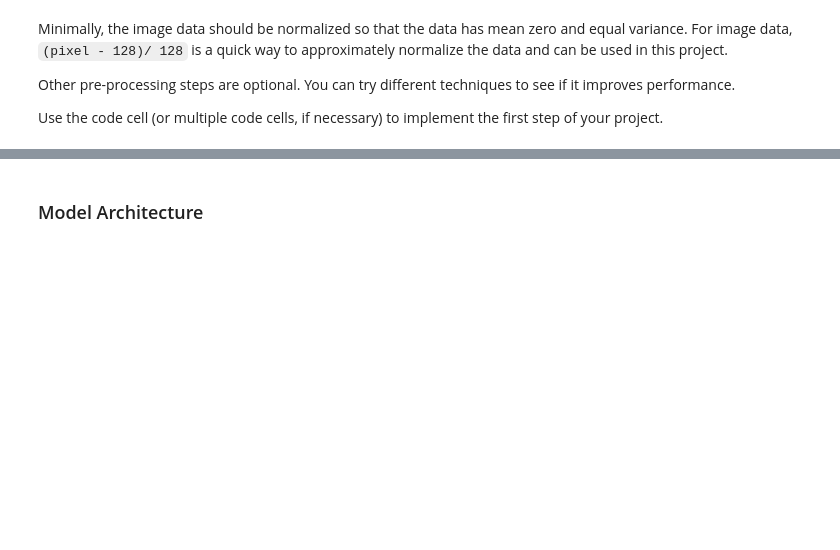
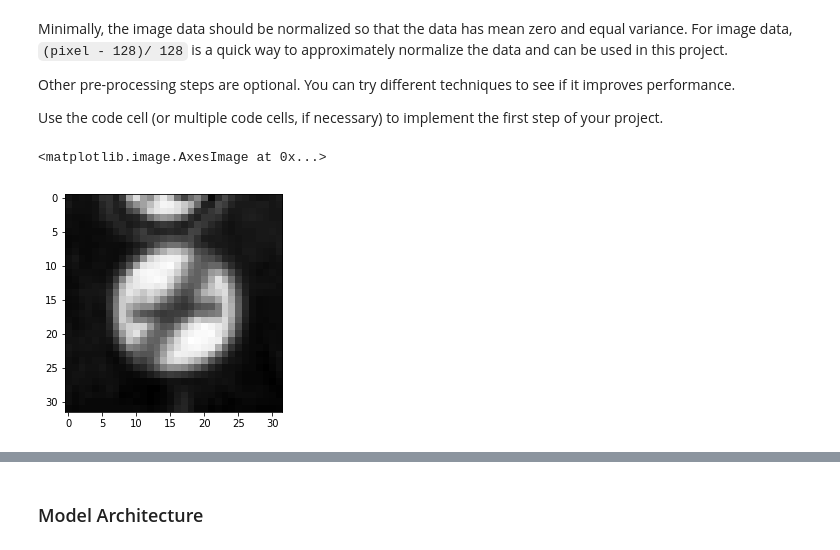
Before and after one commit to jaeoh2/self-driving-car-nd, a Jupyter notebook: CarND-Traffic-Sign-Classifier-Project/Traffic_Sign_Classifier.ipynb, the cells around one changed output, grey strips where cells are left out. Drawn from its saved outputs; the diff is of its cells as text; code cells hidden in the pictures; blank space fills up the shorter version.

```diff
--- a/CarND-Traffic-Sign-Classifier-Project/Traffic_Sign_Classifier.ipynb
+++ b/CarND-Traffic-Sign-Classifier-Project/Traffic_Sign_Classifier.ipynb
@@ -165,0 +144,6 @@ def random_flip(X):
+# %%
+def gray_image(X):
+    Xf = np.empty(X[:,:,:,0].shape)
+    for i in range(X.shape[0]):
+        Xf[i] = rgb2gray(X[i])
+    return Xf
@@ -166,3 +183,10 @@ def random_flip(X):
+# %%
+#test
+X_test = gray_image(X_train[0:5])
+plt.imshow(X_test[4],cmap='gray')
+# %% [output]
+<matplotlib.image.AxesImage at 0x...>
+[figure, added]
 # %%
 #test
 X_test, y_test = X_train[0:5], y_train[0:5]
```
Also changed, not shown: parts of 17 cells of this notebook.
